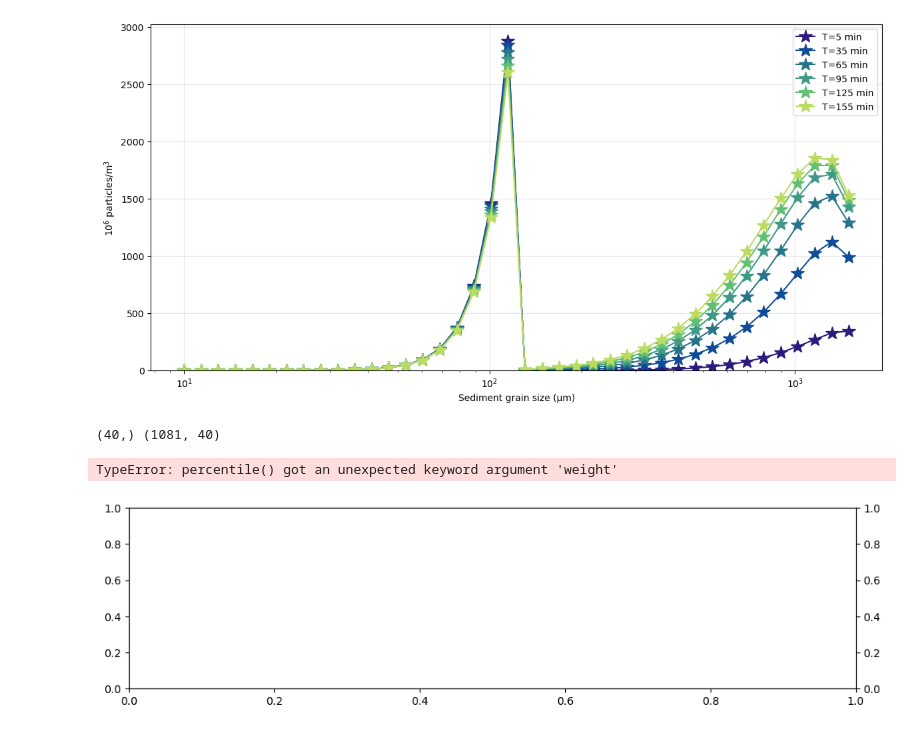
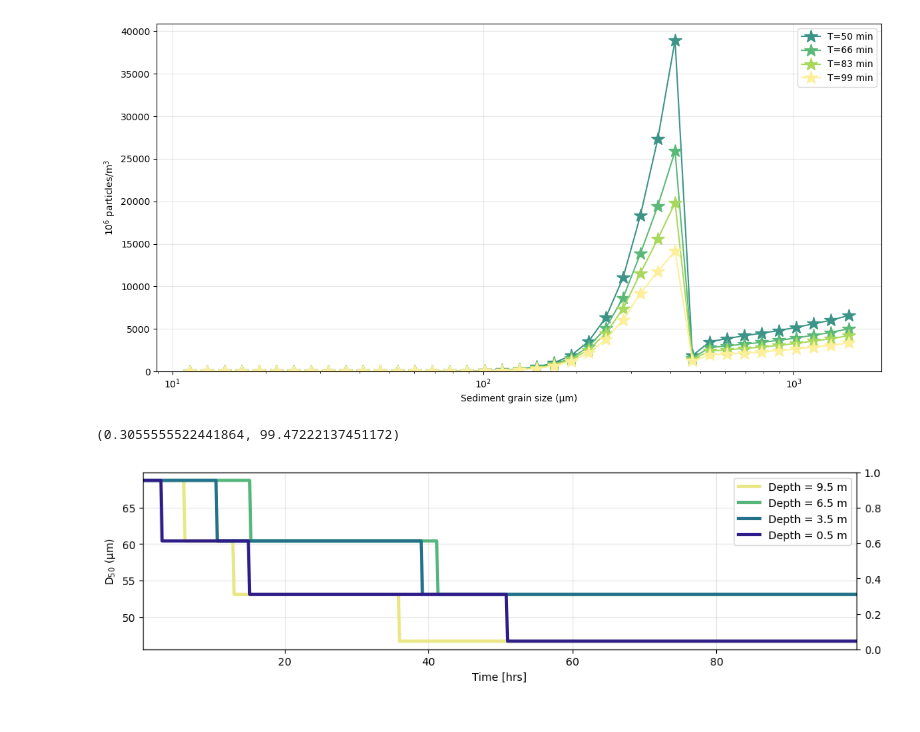
Before and after one commit to sienna-white/enkf_sediment, a Jupyter notebook: plot_sediment.ipynb, the cells around one changed output. Drawn from its saved outputs; the diff is of its cells as text; code cells hidden in the pictures.

```diff
--- a/plot_sediment.ipynb
+++ b/plot_sediment.ipynb
@@ -34,43 +34,47 @@ Data variables:
 Attributes:
     title:    testing
 # %%
-
 fig, axs = plt.subplots(nrows=1, ncols=6, figsize=(12, 5), sharex=False, sharey=True)
 axs = axs.flatten()
 plt.suptitle("FlocMod on")
 
 
-fig2, axs2 = plt.subplots(nrows=1, ncols=6, figsize=(12, 5), sharex=False, sharey=True)
-plt.suptitle("FlocMod off")
+# fig2, axs2 = plt.subplots(nrows=1, ncols=6, figsize=(12, 5), sharex=False, sharey=True)
+# plt.suptitle("FlocMod off")
 
 fig3 = plt.figure(figsize=(2, 5))
 ax3 = plt.gca()
 
 ST = 20
-for t in range(0, nt, nt//7):
+stop = nt//3
+for t in range(nt//10, stop, stop//6):
     for i, d in enumerate(range(ST,ST+6,1)):
         # i = i*4
-        color = cmo.cm.thermal(t/nt)
+        color = cmo.cm.thermal(t/stop)
         # var = ds.Kz.isel(time=t)
         var = ds.Kq.isel(time=t)
         ax3.plot(var, -ds.z, color=color, label="T=%d min" % (t*10/60))
 
 
         var = ds.ssc.isel(time=t).isel(Ds=d)
+        mass = ds.mass.isel(Ds=d)
         # print(var.values)
-        h= axs[i].plot(var[0:-1], -ds.z[0:-1], color=color, label="T=%d min" % (t*10/60))
+        h= axs[i].plot(var[0:-1]*mass, -ds.z[0:-1], color=color, label="T=%d min" % (t*10/60), linewidth=2)
         axs[i].grid(alpha=0.3)
-        axs2[i].grid(alpha=0.3)
+        axs[i].set_xlabel("SSC (g/L)")
+        # axs2[i].grid(alpha=0.3)
 
         axs[i].set_title("Ds = %.2f $\mu$m" % (ds.Ds.isel(Ds=d).values*1e6))
-        axs2[i].set_title("Ds = %.2f $\mu$m" % (ds.Ds.isel(Ds=d).values*1e6))
+        axs[i].set_ylim(-10, 0)
+        # axs2[i].set_title("Ds = %.2f $\mu$m" % (ds.Ds.isel(Ds=d).values*1e6))
 
 
 axs[-1].legend(bbox_to_anchor=(1.05, 1), loc='upper left', borderaxespad=0. )
-axs2[-1].legend(bbox_to_anchor=(1.05, 1), loc='upper left', borderaxespad=0. )
-
+# axs2[-1].legend(bbox_to_anchor=(1.05, 1), loc='upper left', borderaxespad=0. )
+axs[0].set_ylabel("Depth (m)")
 
 ax3.set_xlabel("$K_z$ (m$^2$/s)")
 ax3.grid(alpha=0.3)
 ax3.set_ylabel("Depth (m)")
+ax3.set_ylim(-10, 0)
 # %% [output]
@@ -89,6 +89,8 @@ z = ds.z.values
 mass = ds.mass.values
 for i,t in enumerate(range(0, nt, nt//6)):
     # var = ds.Kz.isel(time=12)
+    if i>5:
+        continue
     for dep in range(0, 50, 15):
         var = ds.ssc.isel(z=dep).isel(time=t) * mass
         axs[i].plot(ds.Ds.values*1e6, var, 'x', color=cmo.cm.haline(z[dep]/10), label="Depth = %2.1f m" % z[dep]) #,color=cmo.cm.thermal(t/nt))
@@ -114,8 +116,8 @@ mass = ds.mass.values
 nt = len(ds.time) - 1
 D = ds.Ds.values*1e6
 for i, dep in enumerate(range(0, len(z), len(z)//4)):
-    for j,t in enumerate(range(0, nt, nt//6)):
-        print(j, t)
+    for j,t in enumerate(range(100, nt, nt//6)):
+        # print(j, t)
         # var = ds.Kz.isel(time=12)
         var = ds.ssc.isel(z=dep).isel(time=t) /1e6 #* mass
 
@@ -161,7 +145,7 @@ No artists with labels found to put in legend.  Note that artists whose label st
 fig, axs = plt.subplots(nrows=1, ncols=1, figsize=(12, 6), sharex=True, sharey=True)
 
 z = ds.z.values
-for i,t in enumerate(range(30, nt, nt//6)):
+for i,t in enumerate(range(300, nt, nt//6)):
     # var = ds.Kz.isel(time=12)
 
     label="T=%d min" % (t*10/60)
@@ -183,36 +167,35 @@ axs.legend()
 axs.set_ylim(0,)
 plt.tight_layout()
 # %% [output]
-[figure, old version]
+[figure, new version]
 # %%
 fig, ax = plt.subplots(nrows=1, ncols=1, figsize=(12, 3), sharex=True, sharey=True)
 ax2 = ax.twinx()
 
 z = ds.z.values
 
 for dep in range(2, 50, 15):
     hours = ds.time.values / 360
     var = ds.ssc.isel(z=dep) # .isel(time=t)
-    print(ds.Ds.values.shape, var.values.shape)
+    # print(ds.Ds.values.shape, var.values.shape)
     # broadcast Ds to match var shape
     Ds = np.broadcast_to(ds.Ds.values, var.values.shape)
     weights = var.values + 1e-3
-    mean_d = np.percentile(Ds, axis=1, q=50, weight=weights, method="inverted_cdf")
+    mean_d = np.percentile(Ds, axis=1, q=50, weights=weights, method="inverted_cdf")
     ax.plot(hours, mean_d*1e6, color=cmo.cm.haline(z[dep]/10), linewidth=3, label="Depth = %2.1f m" % z[dep]) #,color=cmo.cm.thermal(t/nt))
-    kz = ds.Kq.mean(dim="z")
-    ax2.plot(hours, kz, linewidth=3, alpha = 0.5)
+    # kz = ds.Kq.mean(dim="z")
+    # ax2.plot(hours, kz, linewidth=3, alpha = 0.5)
 
 # ax.set_yscale('log')
 ax.grid(alpha=0.3)
 ax.legend()
 # ax.set_xlim(0, 5)
 ax.set_xlabel("Time [hrs]")
 ax.set_ylabel("D$_{50}$ (µm)")
 ax.set_xlim(hours[2], hours[-3])
 # axs[i].set_ylabel("10$^6$ particles/m$^3$")
 # axs[0].legend()
 # plt.tight_layout()
 # %% [output]
-(40,) (1081, 40)
+(0.3055555522441864, 99.47222137451172)
-TypeError: percentile() got an unexpected keyword argument 'weight'
-[figure, old version]
+[figure, new version]
```
Also changed, not shown: parts of 5 cells of this notebook, 8 other files.
